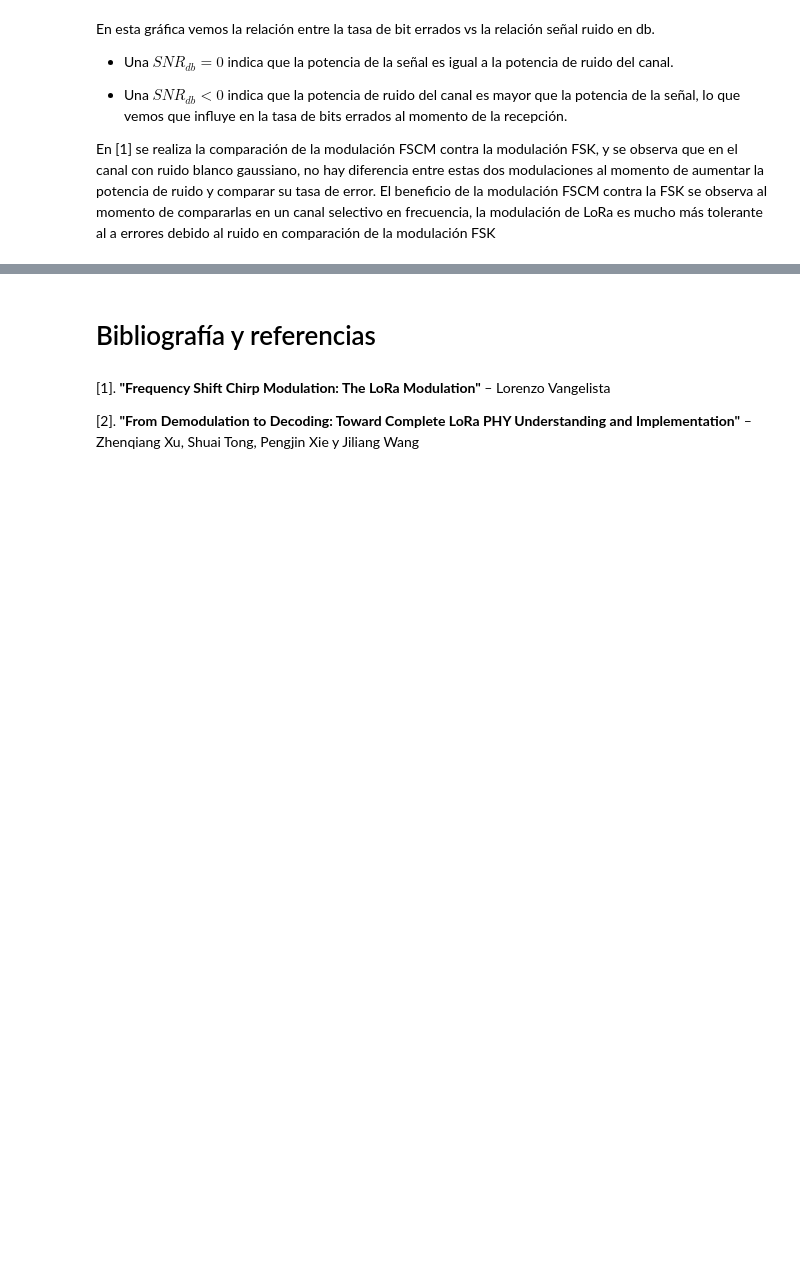
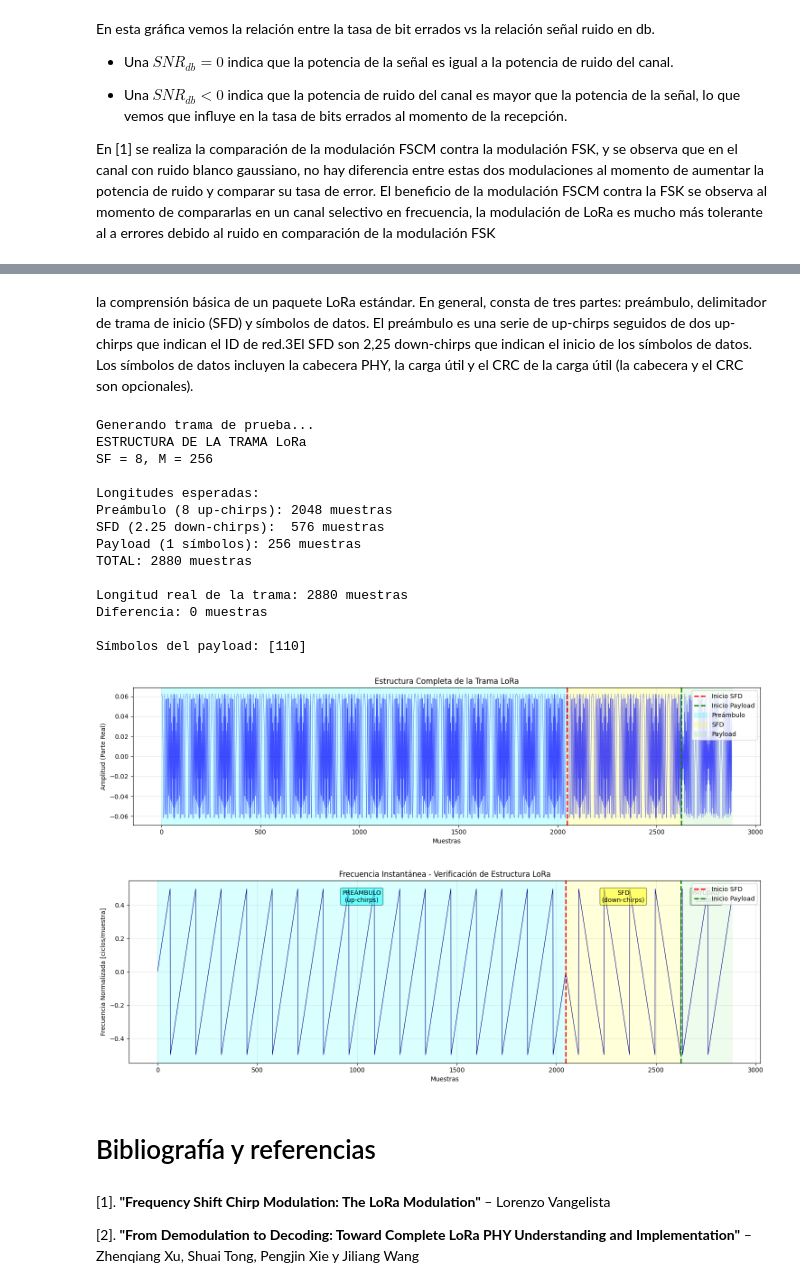
Before and after one commit to nicopinera/com-dig, a Jupyter notebook: Entregas/04Entrega.ipynb, the cells around one changed output, grey strips where cells are left out. Cells and saved outputs as stored; diff of their text form; code cells hidden in the pictures; blank space fills up the shorter version.

Commit message:
Agregado de funciones para armado de tramas y visualizacion

```diff
--- a/Entregas/04Entrega.ipynb
+++ b/Entregas/04Entrega.ipynb
@@ -905,0 +916,23 @@ En [1] se realiza la comparación de la modulación FSCM contra la modulación F
+# %% [markdown]
+la comprensión básica de un paquete LoRa estándar. En general, consta de tres partes: preámbulo, delimitador de trama de inicio (SFD) y símbolos de datos. El preámbulo es una serie de up-chirps seguidos de dos up-chirps que indican el ID de red.3El SFD son 2,25 down-chirps que indican el inicio de los símbolos de datos. Los símbolos de datos incluyen la cabecera PHY, la carga útil y el CRC de la carga útil (la cabecera y el CRC son opcionales).
+# %%
+def build_tx_frame(simbolos_data, SF, preamble_len=8):
+    M  = 2**SF
+    k = np.arange(M)
+    fase = (k**2) / M
+    upchirp = (1 / np.sqrt(M)) * np.exp(1j * 2 * np.pi * fase)
+    # Upchirp base para dechirp
+    dechirp = np.conj(upchirp)
+
+    # preámbulo: Np up-chirps
+    pre = np.tile(upchirp, preamble_len) #Repite el up-chirp 'preamble_len' veces
+
+    # SFD: 2 + 1/4 down-chirps (2.25)
+    sfd = np.concatenate([np.tile(dechirp, 2), dechirp[:M//4]]) #repite 2 veces el down-chirp y luego agrega un cuarto de down-chirp
+
+    # payload (matriz símbolos → vector)
+    payload = conformador_de_onda(simbolos_data,SF).flatten()
+
+    trama = np.concatenate([pre, sfd, payload])
+
+    return trama
@@ -906,3 +1019,36 @@ En [1] se realiza la comparación de la modulación FSCM contra la modulación F
+# %%
+# ==== EJEMPLO DE USO: Visualización de estructura de trama ====
+
+# Generar trama de prueba
+SF_test = 8
+cantidad_simbolos = 1
+cantidad_bits = SF_test * cantidad_simbolos
+bit_rx = generate_random_bits(cantidad_bits)
+simbolos_rx = codificador(SF_test,bit_rx)
+
+
+print("Generando trama de prueba...")
+trama_test = build_tx_frame(simbolos_rx, SF_test, preamble_len=8)
+
+# Visualizar estructura completa
+visualizar_estructura_trama(trama_test, simbolos_rx, SF_test, preamble_len=8)
+# %% [output]
+Generando trama de prueba...
+ESTRUCTURA DE LA TRAMA LoRa
+SF = 8, M = 256
+
+Longitudes esperadas:
+Preámbulo (8 up-chirps): 2048 muestras
+SFD (2.25 down-chirps):  576 muestras
+Payload (1 símbolos): 256 muestras
+TOTAL: 2880 muestras
+
+Longitud real de la trama: 2880 muestras
+Diferencia: 0 muestras
+
+Símbolos del payload: [110]
+[figure, added]
+[figure, added]
 # %% [markdown]
 # Bibliografía y referencias
 # %% [markdown]
```
Also changed, not shown: parts of 16 cells of this notebook.
